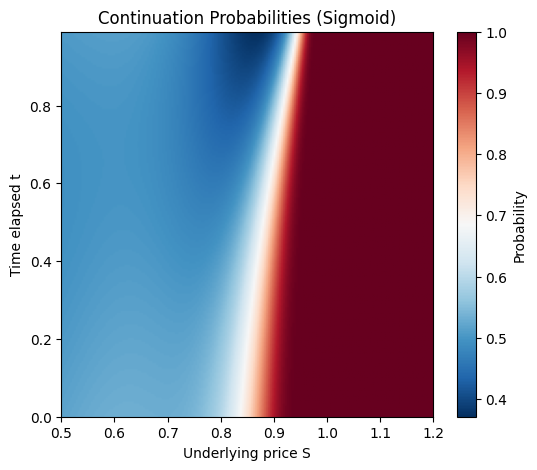
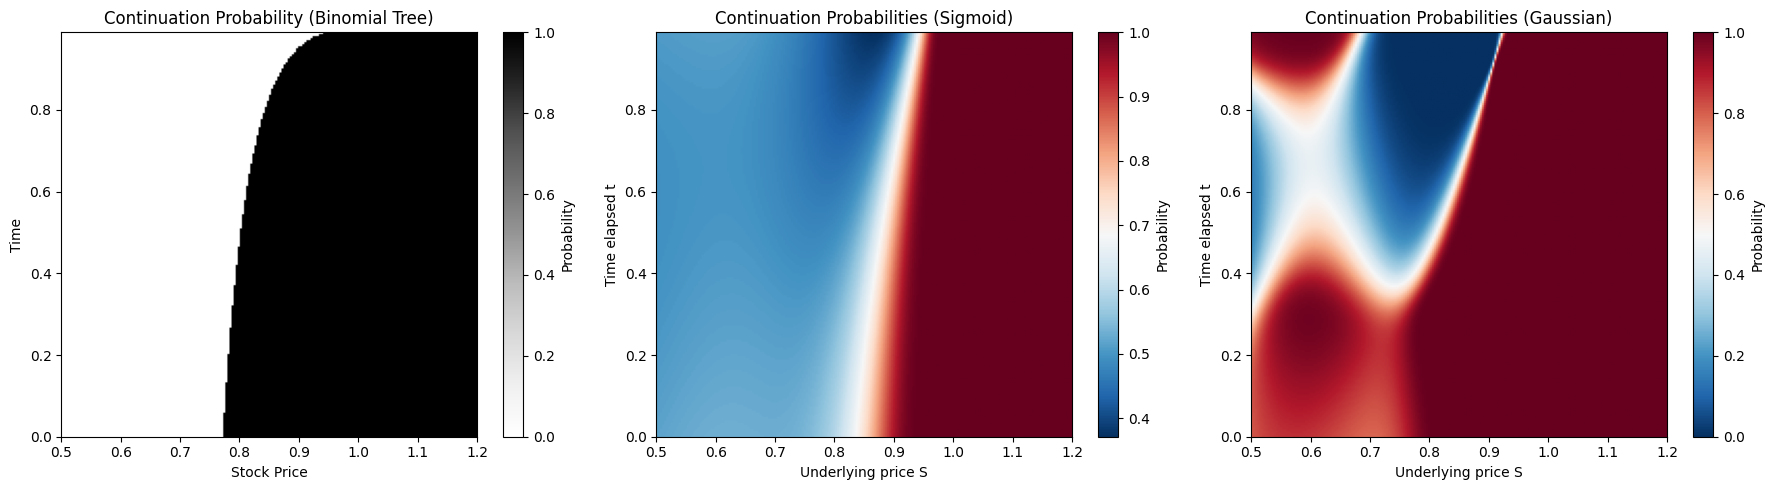
The notebook cell's code change between the first figure and the second:
--- before
+++ after
@@ -1,7 +1,22 @@
+# Sigmoid
 eps = 0.6
 nn_continuation_probs_sigmoid = compute_continuation_probs(nn_cont_values, intrinsics, eps, 0.99, 0)
 
+# Gaussian
+nn_continuation_probs_gaussian = continuation_normal(nn_cont_values, nn_cont_values_std, intrinsics)
+
+
 # plot continuation values
-plt.figure(figsize=(6, 5))
+plt.figure(figsize=(18, 5))
+
+plt.subplot(1, 3, 1)
+plt.imshow(bt_continuation_probs, extent=[Ss_free[0], Ss_free[-1], Ts_free[0], Ts_free[-1]], origin='lower', aspect='auto', cmap='Grays')
+plt.colorbar(label='Probability')
+plt.xlabel('Stock Price')
+plt.ylabel('Time')
+plt.title('Continuation Probability (Binomial Tree)')
+
+plt.subplot(1, 3, 2)
+
 plt.imshow(nn_continuation_probs_sigmoid, extent=[Ss_free[0], Ss_free[-1], Ts_free[0], Ts_free[-1]], origin='lower', aspect='auto', cmap='RdBu_r')
 plt.colorbar(label='Probability')
@@ -9,4 +24,13 @@
 plt.ylabel('Time elapsed t')
 plt.title('Continuation Probabilities (Sigmoid)')
-plt.savefig('../../plots/black_scholes/nn_continuation_probs_sigmoid.png')
+
+plt.subplot(1, 3, 3)
+plt.imshow(nn_continuation_probs_gaussian, extent=[Ss_free[0], Ss_free[-1], Ts_free[0], Ts_free[-1]], origin='lower', aspect='auto', cmap='RdBu_r')
+plt.colorbar(label='Probability')
+plt.xlabel('Underlying price S')
+plt.ylabel('Time elapsed t')
+plt.title('Continuation Probabilities (Gaussian)')
+plt.tight_layout()
+
+plt.savefig('../../plots/black_scholes/bs_continuation_probs.png')
 plt.show()

Commit: bs free boundary writeup